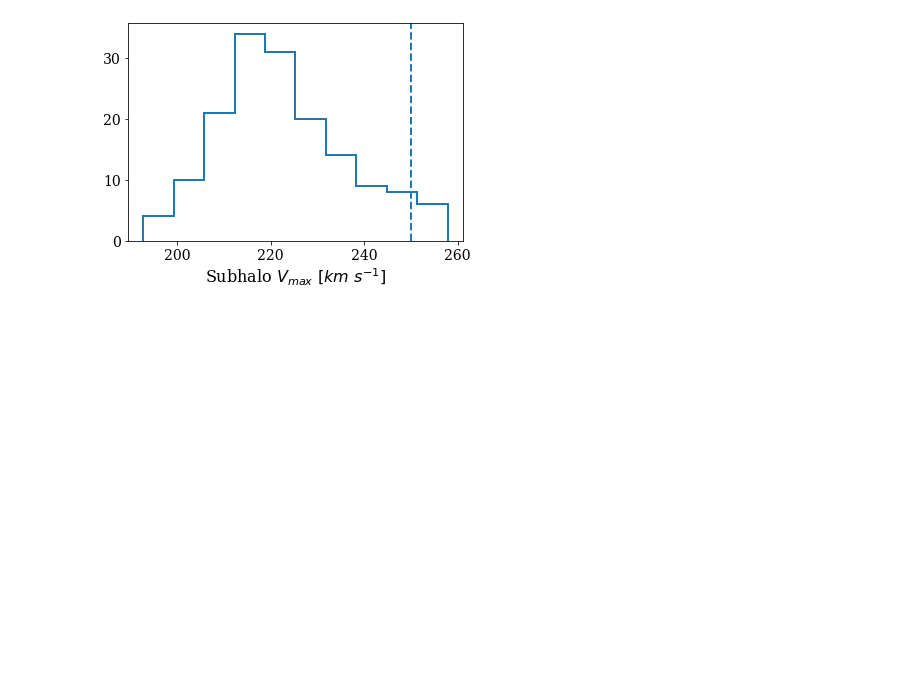
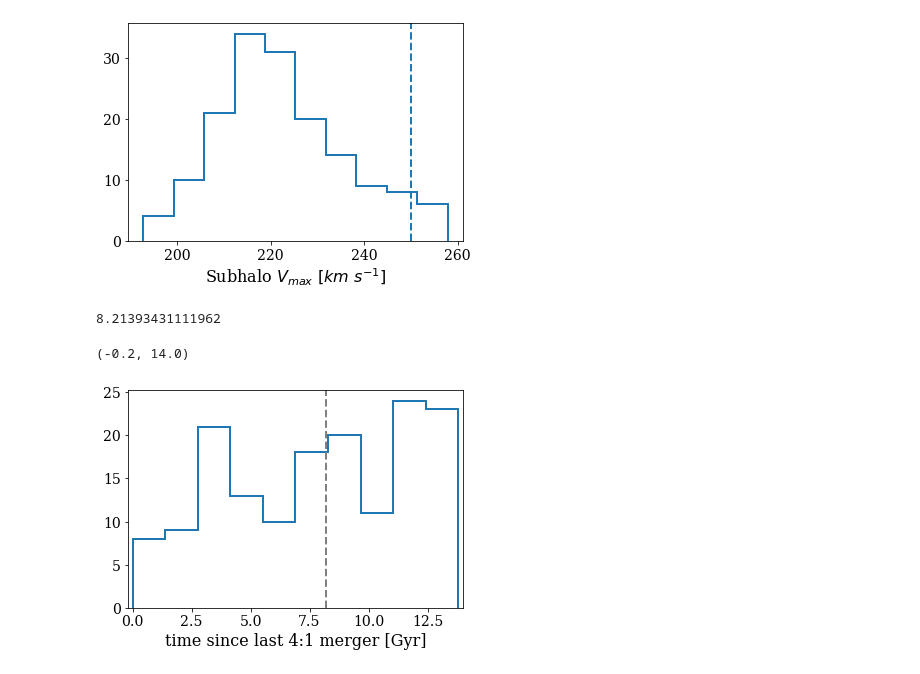
Before and after one commit to ekta1224/IllustrisAD, a Jupyter notebook: TNG_v2/plot_TNG_sample_properties.ipynb, the cells around one changed output. Saved outputs shown, nothing was run; the diff lists cells and outputs as text; code cells hidden in the pictures; blank space fills up the shorter version.

Commit message:
plotted histograms for all basic properties of the sample

```diff
--- a/TNG_v2/plot_TNG_sample_properties.ipynb
+++ b/TNG_v2/plot_TNG_sample_properties.ipynb
@@ -38,4 +38,18 @@ plt.axvline(x=250, ls='--')
 <matplotlib.lines.Line2D at 0x...>
 [figure]
 # %%
-mergers = np.loadtxt('M31analogs_merger_props_TNG100_revised.txt') #skip header
+mergers = np.loadtxt('M31analogs_merger_props_TNG100_revised.txt')
+last_maj = mergers[:,2]
+num_maj = mergers[:,3]
+num_min = mergers[:,4]
+# %%
+plt.figure()
+plt.hist(last_maj, bins=10, histtype='step', lw=2)
+plt.xlabel('time since last 4:1 merger [Gyr]')
+print(np.median(last_maj))
+plt.axvline(x=np.median(last_maj), ls='--', color='gray')
+plt.xlim(-0.2,14.)
+# %% [output]
+8.21393431111962
+(-0.2, 14.0)
+[figure, added]
```
Also changed, not shown: parts of 2 cells of this notebook.
